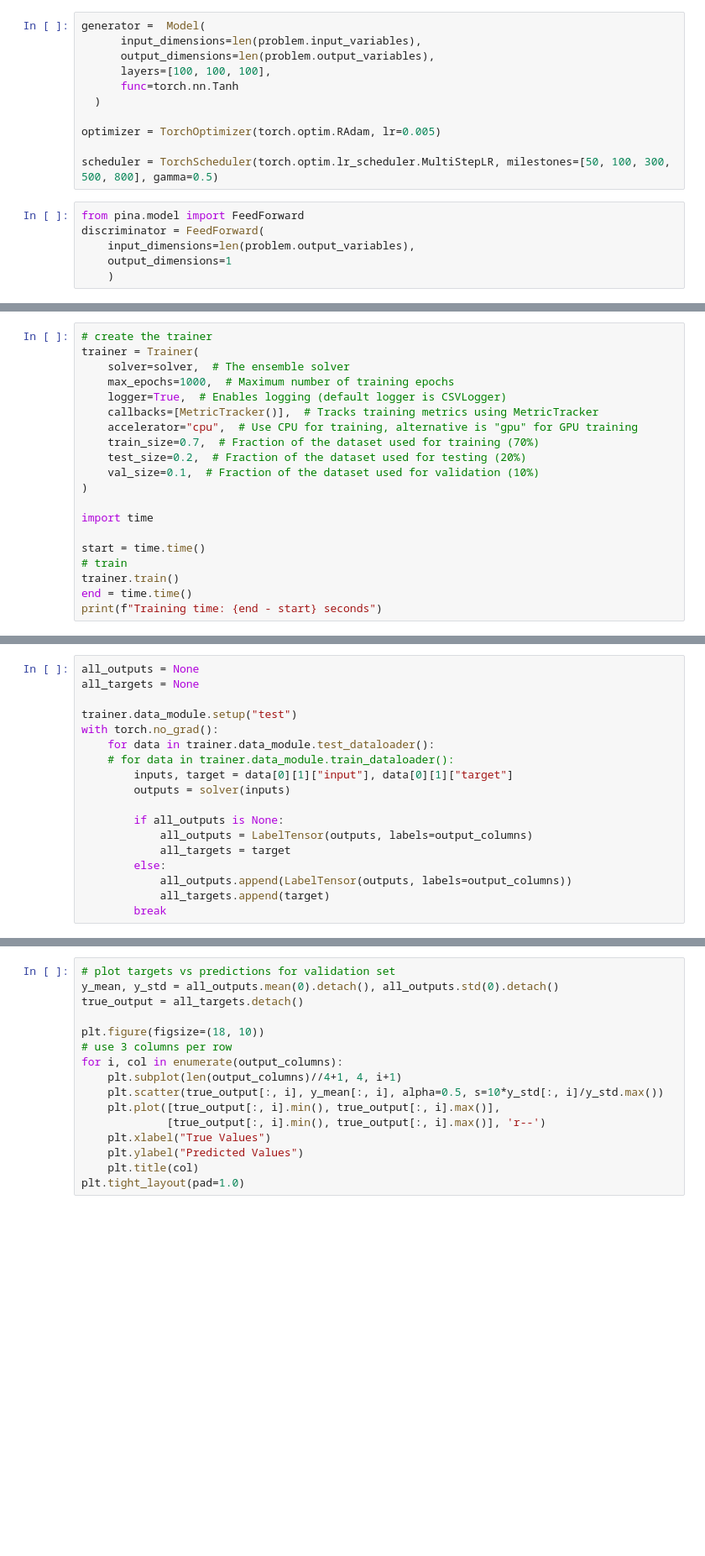
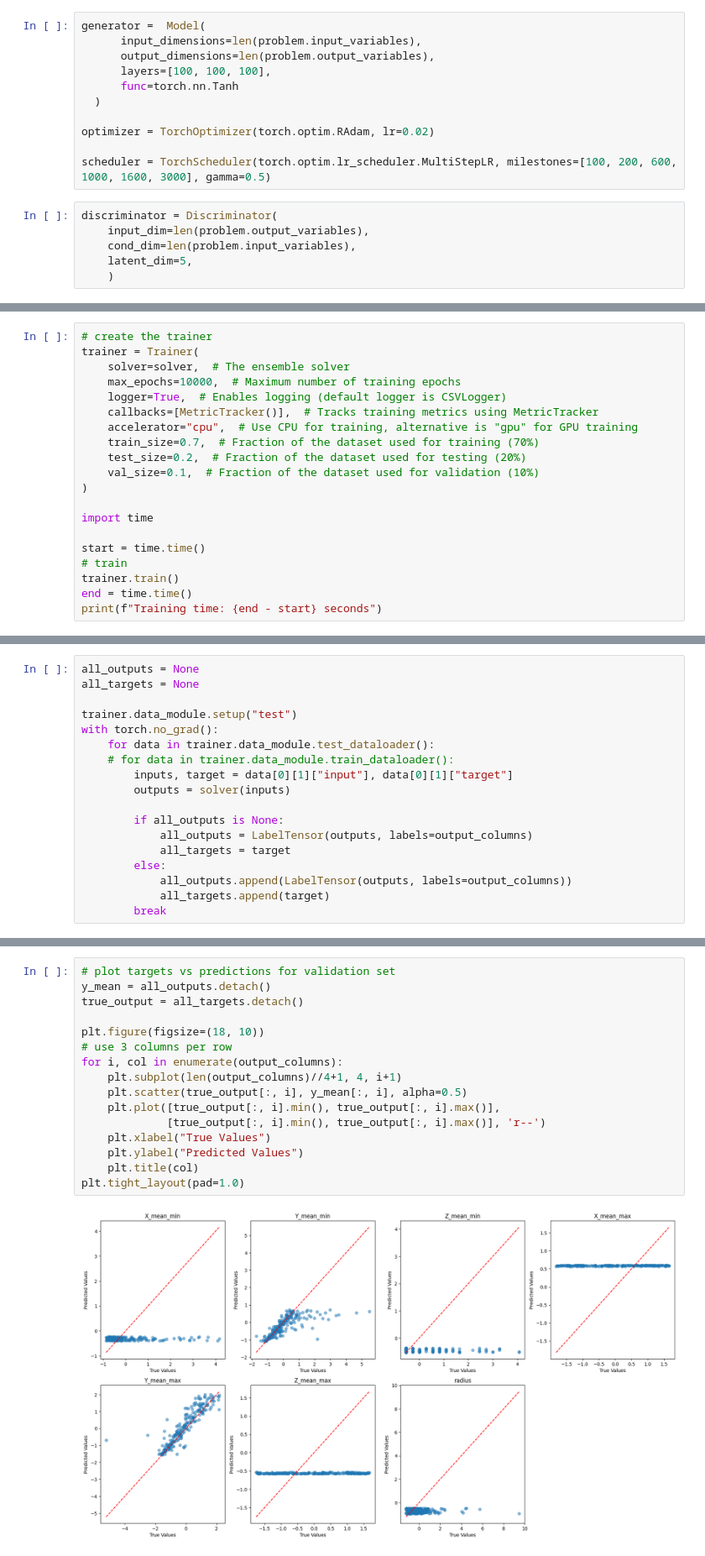
Before and after one commit to green3diamond/TambOpt-zlt, a Jupyter notebook: notebooks/07_train_using_PINA_GAROM.ipynb, the cells around one changed output, grey strips where cells are left out. Shown at 84% size. Saved outputs shown, nothing was run; the diff lists cells and outputs as text; blank space fills up the shorter version.

Commit message:
update diffusion model tests

```diff
--- a/notebooks/07_train_using_PINA_GAROM.ipynb
+++ b/notebooks/07_train_using_PINA_GAROM.ipynb
@@ -245,14 +251,14 @@ generator =  Model(
       func=torch.nn.Tanh
   )
 
-optimizer = TorchOptimizer(torch.optim.RAdam, lr=0.005)
+optimizer = TorchOptimizer(torch.optim.RAdam, lr=0.02)
 
-scheduler = TorchScheduler(torch.optim.lr_scheduler.MultiStepLR, milestones=[50, 100, 300, 500, 800], gamma=0.5)
+scheduler = TorchScheduler(torch.optim.lr_scheduler.MultiStepLR, milestones=[100, 200, 600, 1000, 1600, 3000], gamma=0.5)
 # %%
-from pina.model import FeedForward
-discriminator = FeedForward(
-    input_dimensions=len(problem.output_variables),
-    output_dimensions=1
+discriminator = Discriminator(
+    input_dim=len(problem.output_variables),
+    cond_dim=len(problem.input_variables),
+    latent_dim=5,
     )
 # %%
 solver = GAROM(
@@ -266,7 +272,7 @@ solver = GAROM(
 # create the trainer
 trainer = Trainer(
     solver=solver,  # The ensemble solver
-    max_epochs=1000,  # Maximum number of training epochs
+    max_epochs=10000,  # Maximum number of training epochs
     logger=True,  # Enables logging (default logger is CSVLogger)
     callbacks=[MetricTracker()],  # Tracks training metrics using MetricTracker
     accelerator="cpu",  # Use CPU for training, alternative is "gpu" for GPU training
@@ -340,16 +360,18 @@ with torch.no_grad():
 # %%
 # plot targets vs predictions for validation set
-y_mean, y_std = all_outputs.mean(0).detach(), all_outputs.std(0).detach()
+y_mean = all_outputs.detach()
 true_output = all_targets.detach()
 
 plt.figure(figsize=(18, 10))
 # use 3 columns per row
 for i, col in enumerate(output_columns):
     plt.subplot(len(output_columns)//4+1, 4, i+1)
-    plt.scatter(true_output[:, i], y_mean[:, i], alpha=0.5, s=10*y_std[:, i]/y_std.max())
+    plt.scatter(true_output[:, i], y_mean[:, i], alpha=0.5)
     plt.plot([true_output[:, i].min(), true_output[:, i].max()],
              [true_output[:, i].min(), true_output[:, i].max()], 'r--')
     plt.xlabel("True Values")
     plt.ylabel("Predicted Values")
     plt.title(col)
 plt.tight_layout(pad=1.0)
+# %% [output]
+[figure, added]
```
Also changed, not shown: parts of 7 cells of this notebook.
